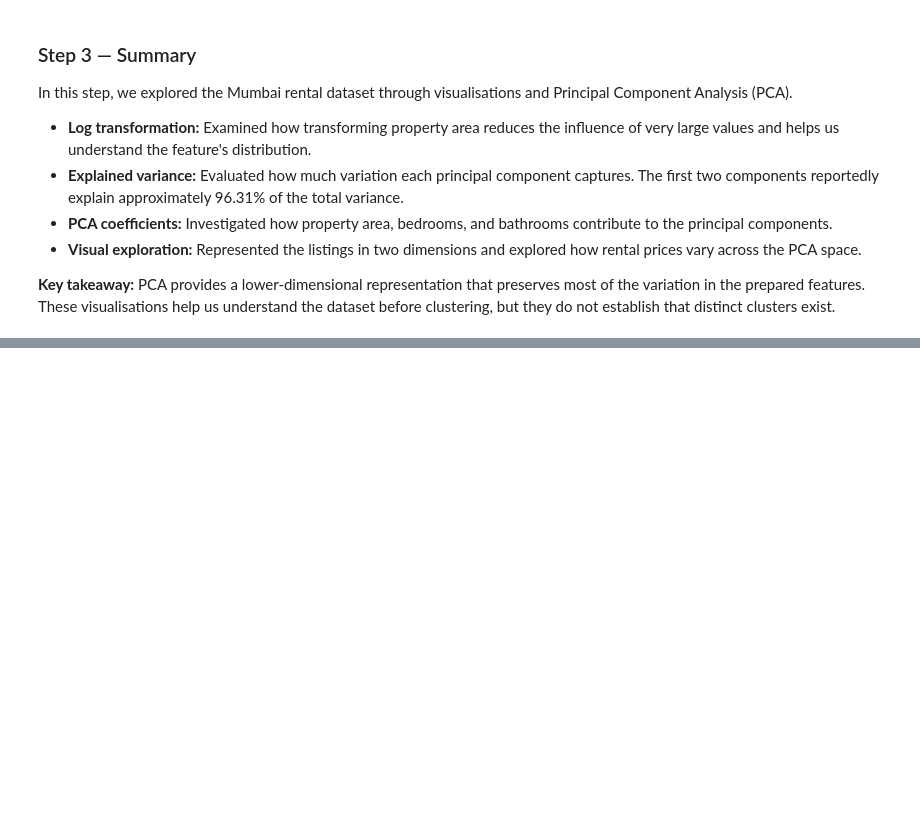
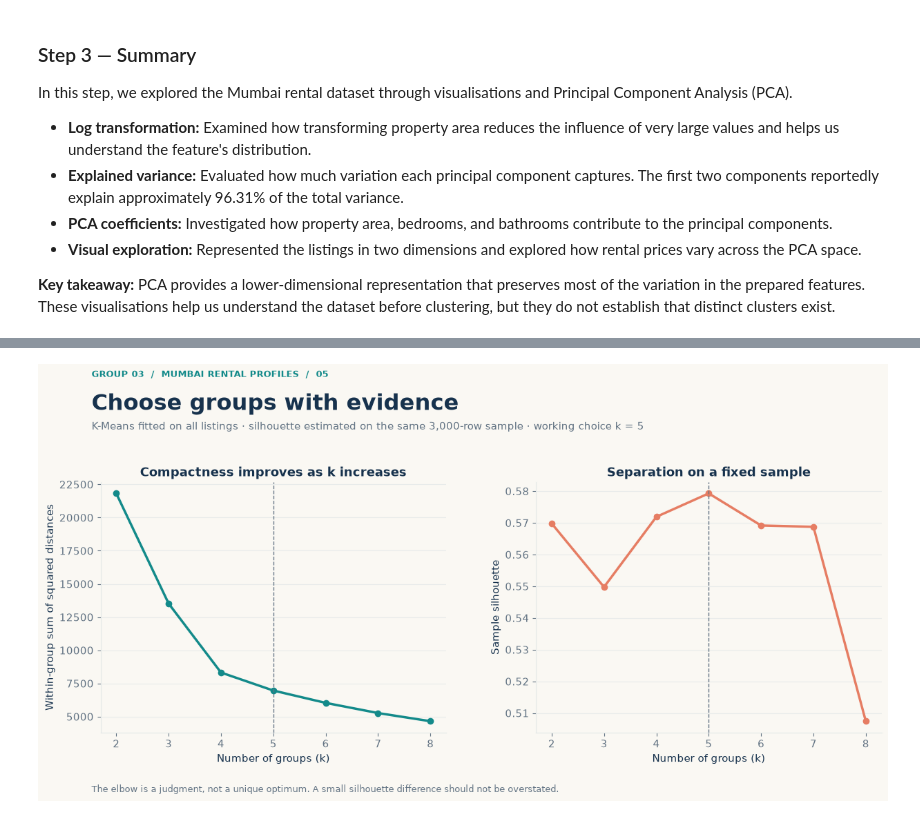
Before and after one commit to iaac-maai/group-3-day3-assignment, a Jupyter notebook: Unsupervisedlearning.ipynb, the cells around one changed output, grey strips where cells are left out. Cells and saved outputs as stored; diff of their text form; code cells hidden in the pictures; blank space fills up the shorter version.

Commit message:
Add Step 4 clustering analysis

```diff
--- a/Unsupervisedlearning.ipynb
+++ b/Unsupervisedlearning.ipynb
@@ -488,0 +497,27 @@ In this step, we explored the Mumbai rental dataset through visualisations and P
+# %%
+from sklearn.base import clone
+from sklearn.cluster import KMeans
+from sklearn.metrics import silhouette_score, adjusted_rand_score
+from scipy.cluster.hierarchy import linkage, cut_tree, dendrogram
+from threadpoolctl import threadpool_limits
+
+reference_indices = np.sort(np.random.default_rng(42).choice(len(X_cluster), 3000, replace=False))
+X_reference = clone(preprocessing).fit_transform(X_cluster.iloc[reference_indices])
+comparison_rows = []
+with threadpool_limits(limits=2):
+    ward_linkage = linkage(X_reference, method="ward", metric="euclidean")
+    for k in range(2, 9):
+        candidate = KMeans(n_clusters=k, n_init=20, random_state=42).fit(X_scaled)
+        reference_kmeans = KMeans(n_clusters=k, n_init=20, random_state=42).fit(X_reference)
+        ward_labels = cut_tree(ward_linkage, n_clusters=k).ravel()
+        comparison_rows.append({
+            "k": k,
+            "inertia_full": float(candidate.inertia_),
+            "silhouette_sample": float(silhouette_score(X_scaled[reference_indices], candidate.labels_[reference_indices])),
+            "reference_kmeans_silhouette": float(silhouette_score(X_reference, reference_kmeans.labels_)),
+            "reference_ward_silhouette": float(silhouette_score(X_reference, ward_labels)),
+            "methods_ari": float(adjusted_rand_score(reference_kmeans.labels_, ward_labels)),
+            "smallest_cluster_share": float(np.bincount(candidate.labels_).min() / len(X_scaled)),
+        })
+comparison = pd.DataFrame(comparison_rows)
+display(comparison.round(5))
@@ -488,0 +533,18 @@ In this step, we explored the Mumbai rental dataset through visualisations and P
+# %%
+fig, axes = plt.subplots(1, 2, figsize=(13, 6.6))
+fig.subplots_adjust(left=0.08, right=0.95, bottom=0.17, top=0.72, wspace=0.26)
+axes[0].plot(comparison["k"], comparison["inertia_full"], color=TEAL, marker="o", linewidth=2.5)
+axes[0].set(xlabel="Number of groups (k)", ylabel="Within-group sum of squared distances", title="Compactness improves as k increases")
+axes[1].plot(comparison["k"], comparison["silhouette_sample"], color=CORAL, marker="o", linewidth=2.5)
+axes[1].set(xlabel="Number of groups (k)", ylabel="Sample silhouette", title="Separation on a fixed sample")
+for ax in axes:
+    ax.set_xticks(comparison["k"])
+    ax.axvline(5, color=MUTED, linestyle="--", linewidth=1)
+    ax.grid(axis="y")
+    ax.set_axisbelow(True)
+heading(fig, "05", "Choose groups with evidence",
+        "K-Means fitted on all listings · silhouette estimated on the same 3,000-row sample · working choice k = 5",
+        "The elbow is a judgment, not a unique optimum. A small silhouette difference should not be overstated.")
+save_figure(fig, "05_choice_of_k")
+# %% [output]
+[figure, added]
```
Also changed, not shown: parts of 12 cells of this notebook, 9 other files.
